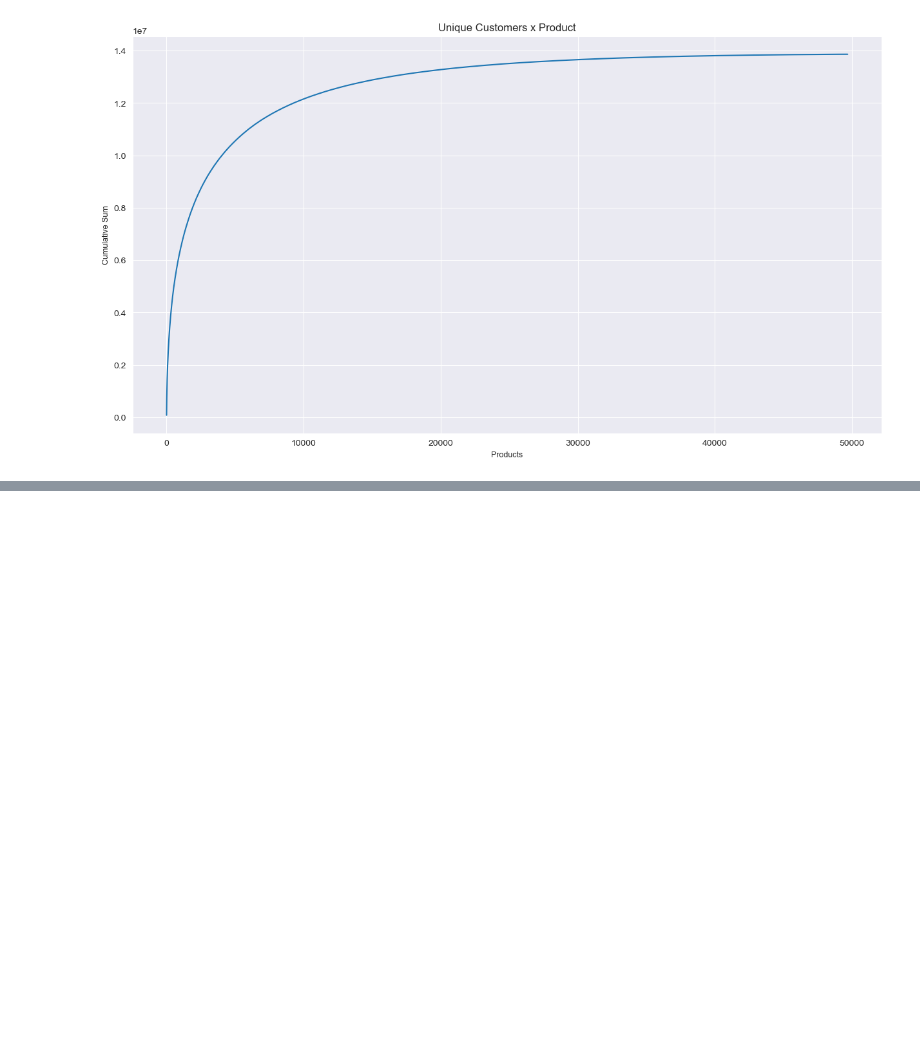
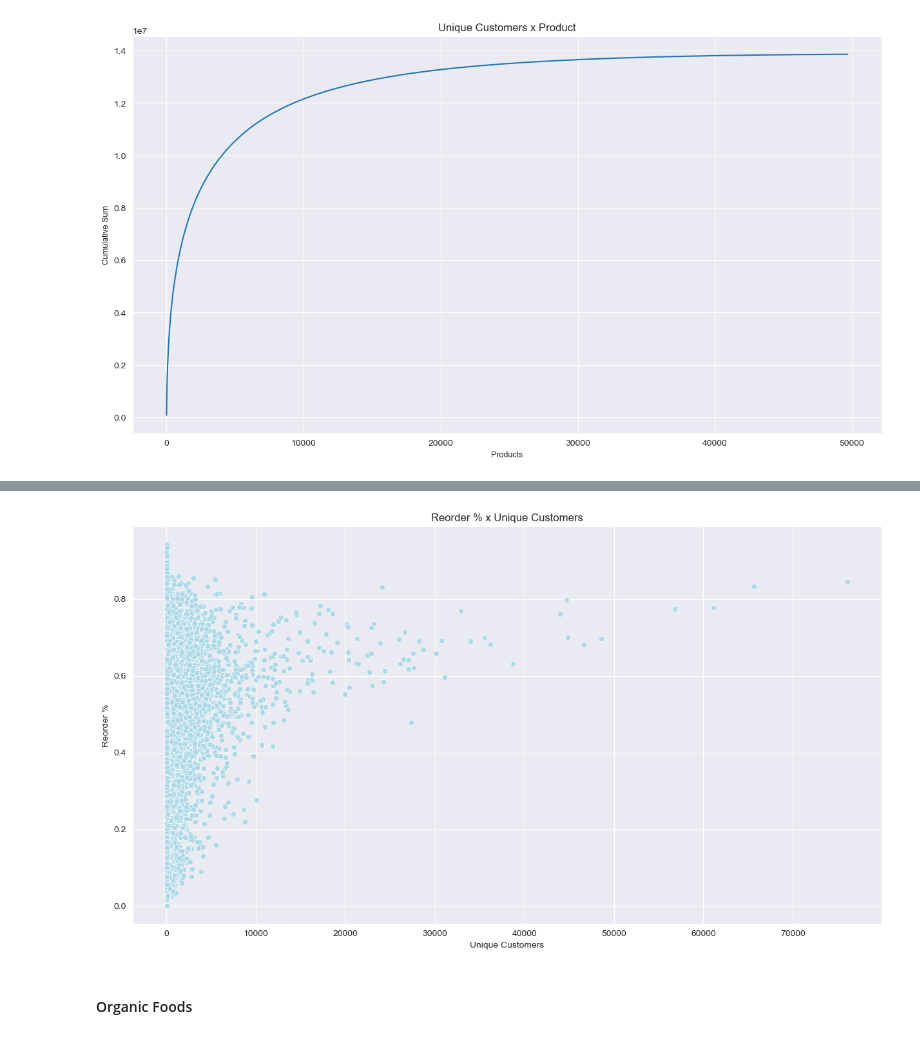
Before and after one commit to japoeder/Basket-Analysis, a Jupyter notebook: 1) EDA.ipynb, the cells around one changed output, grey strips where cells are left out. Drawn from its saved outputs; the diff is of its cells as text; code cells hidden in the pictures; blank space fills up the shorter version.

```diff
--- a/1) EDA.ipynb
+++ b/1) EDA.ipynb
@@ -385,0 +404,11 @@ plt.show()
+# %%
+fig, ax = plt.subplots(figsize=(15,8))
+ax = sns.scatterplot(x = unique_prod_cust.total_customers, y = unique_prod_cust.reorder_ratio, color = 'lightblue')
+ax.set_xlabel("Unique Customers")
+ax.set_ylabel("Reorder %")
+ax.set_title("Reorder % x Unique Customers")
+plt.show()
+# %% [output]
+[figure, added]
+# %% [markdown]
+#### Organic Foods
```
Also changed, not shown: parts of 11 cells of this notebook.
